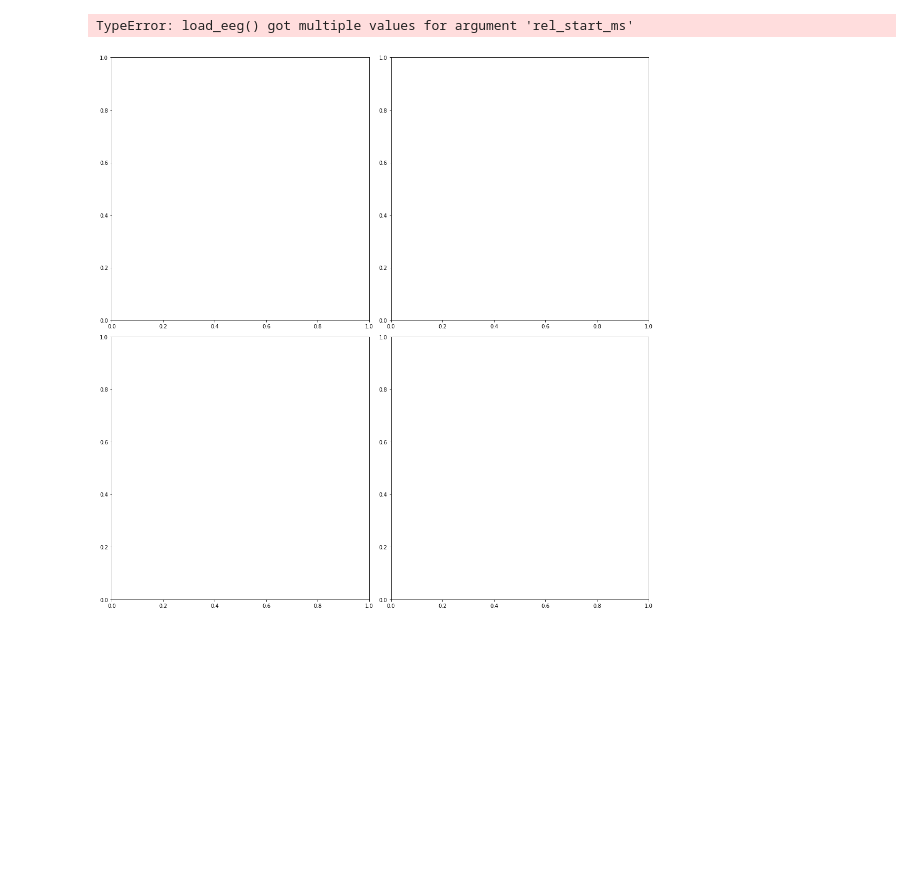
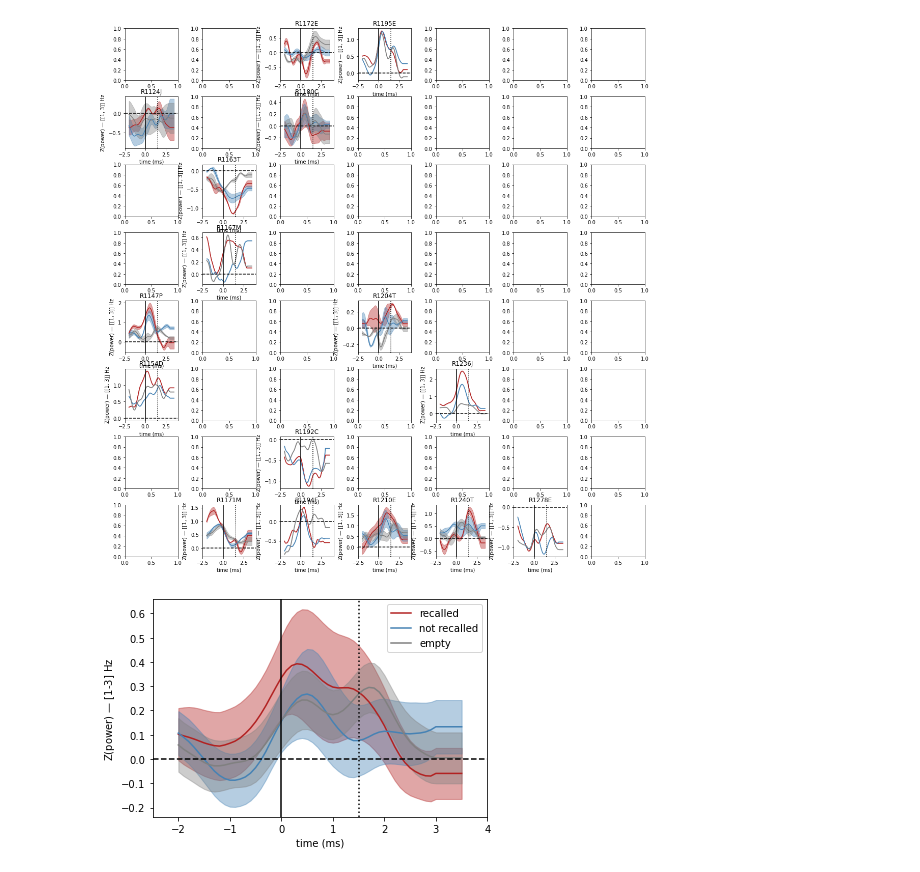
Before and after one commit to shaigoldman/ChestEC, a Jupyter notebook: ERPs.ipynb, the cells around one changed output. Drawn from its saved outputs; the diff is of its cells as text; code cells hidden in the pictures; blank space fills up the shorter version.

Commit message:
some bug fixes, baseline power correction implemented, within-subject error implemented for ERPs

```diff
--- a/ERPs.ipynb
+++ b/ERPs.ipynb
@@ -59,12 +59,11 @@ def get_roi_locs(subjects):
 
     return roi_locs
 # %%
-def get_erps_1subj(subject_dict, region, freq_band=FREQ_BAND,
-                   events_type=EVENTS_TYPE,
+def get_erps_1subj(subject_dict, region,
+                   freq_band=FREQ_BAND, events_type=EVENTS_TYPE,
                    rel_start_ms=REL_START, rel_stop_ms=REL_STOP,
-                   window_size=500,
+                   transform='wavelet', window_size=500,
                    buf_ms=BUFFER, resample_freq=None,
-                   transform='wavelet',
                    **kwargs
                   ):
 
@@ -74,14 +73,19 @@ def get_erps_1subj(subject_dict, region, freq_band=FREQ_BAND,
     events.index = range(len(events))
 
     # get elecs
-    all_elecs = Reader.load_contacts(**subject_dict)
+    all_elecs = Reader.load_contacts(subject_dict=subject_dict, **kwargs)
     contacts = Reader.get_region_contacts(region, 'stein.region', all_elecs)
     if len(contacts)==0:
         raise ValueError(f"subject {subject_dict} has no electrodes in region {region}")
 
     # get baseline power
-#     basepow = ComputePower.get_basepow(events, freq_band, contacts, buf_ms,
-#                 subject_dict, **kwargs)
+    basepow = ComputePower.get_basepow(
+        events=events, freq_band=freq_band,
+        which_contacts=contacts, buf_ms=buf_ms,
+        subject_dict=subject_dict,
+        resample_freq=resample_freq,
+        transform=transform,
+        **kwargs)
 
     # get powers
     eeg = Reader.load_eeg(subject_dict, events, contacts,
@@ -96,8 +100,8 @@ def get_erps_1subj(subject_dict, region, freq_band=FREQ_BAND,
                                         **kwargs)
 
 
-    #powers = ComputePower.zscore_powers(powers, basepow)
-    powers = ComputePower.zscore_old(powers)
+    powers = ComputePower.zscore_powers(powers, basepow)
+    #powers = ComputePower.zscore_old(powers)
 
     # split by recalled, not recalled, and empty chests
     recalled_locs = events['recalled'].values
@@ -236,7 +265,7 @@ def plot_erp(erps,
     axes.axhline(0, color='k', linestyle='--')
 
     axes.set_xlabel('time (ms)')
-    axes.set_ylabel(fr'Z(power) $\emdash$ [{freq_band[0]}-{freq_band[1]}] Hz')
+    axes.set_ylabel(fr'Z(power) $\emdash$ [{freq_band}] Hz')
 
     if do_legend:
         axes.legend()
@@ -252,15 +279,15 @@ region='Right CA1'
-# %%
-df = get_data_index('r1')
-df = df[df['experiment']==EXPERIMENT]
-subjects = df[['subject', 'montage', 'localization', 'experiment']].drop_duplicates()
-subjects.index = range(len(subjects))
+# %%
+# excluding these to match the patients used in the published paper
+exclude = ['R1132C', 'R1243T', 'R1244J','R1258T','R1230J','R1269E','R1259E','R1226D','R1214M',
+           'R1215M', 'R1233E', 'R1263C','R1160C','R1282C','R1227T','R1182C','R1184M','R1198M']
+subjects = subjects[~subjects['subject'].isin(exclude)]
 # %%
-erps = get_erps(subjects.iloc[:4], region='Left CA1',
-                freq_band=[1,3], window_size=500,
-                transform='wavelet', load_type='pairs')
+erps = get_erps(subjects, region='Left CA1', freq_band=[1,3], graphit=True,
+                            transform='wavelet', load_type='pairs', log_power=True
+               )
 plot_erp(erps)
 # %% [output]
-TypeError: load_eeg() got multiple values for argument 'rel_start_ms'
-[figure, old version]
+[figure, new version]
+[figure, added]
 # %%
 if 0:
```
Also changed, not shown: parts of 10 cells of this notebook, 2 other files.
